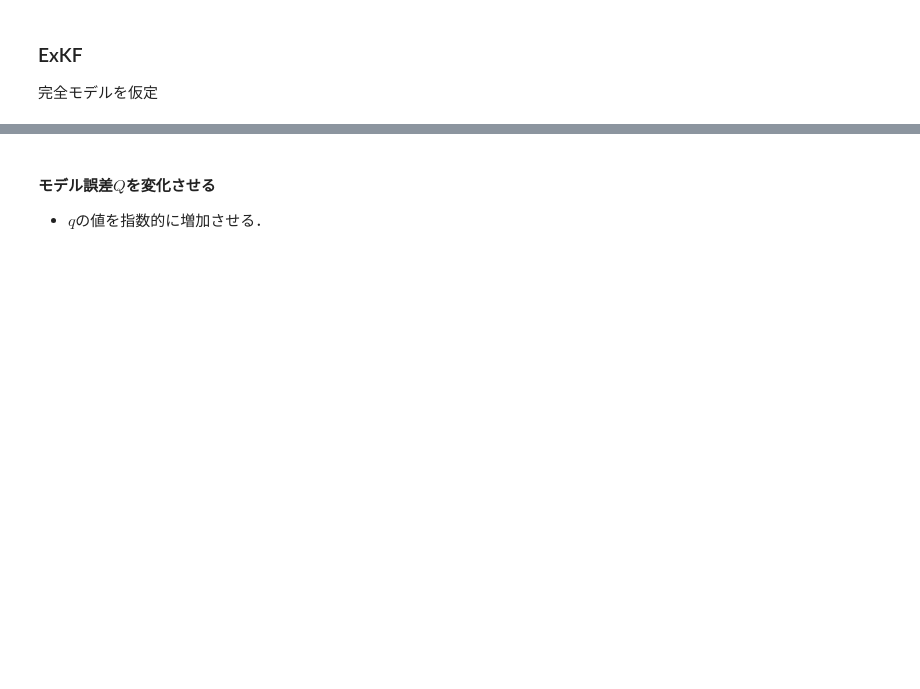
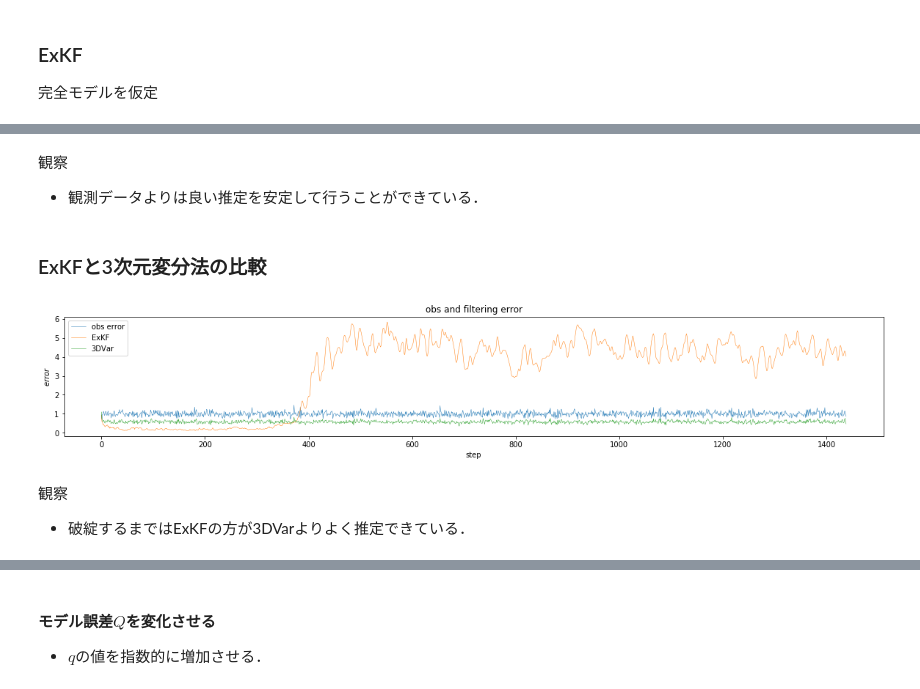
Before and after one commit to KotaTakeda/rccs_online_school, a Jupyter notebook: work.ipynb, the cells around one changed output, grey strips where cells are left out. Saved outputs shown, nothing was run; the diff lists cells and outputs as text; code cells hidden in the pictures; blank space fills up the shorter version.

```diff
--- a/work.ipynb
+++ b/work.ipynb
@@ -547,0 +501,12 @@ plot_error_KF(true, y, exkf_deg5.x)
+# %% [markdown]
+観察
+- 観測データよりは良い推定を安定して行うことができている．
+# %% [markdown]
+### ExKFと3次元変分法の比較
+# %%
+plot_error_KF(true, y, [exkf.x, var3d.x], legends=['ExKF', '3DVar'])
+# %% [output]
+[figure, added]
+# %% [markdown]
+観察
+- 破綻するまではExKFの方が3DVarよりよく推定できている．
```
Also changed, not shown: parts of 78 cells of this notebook.
